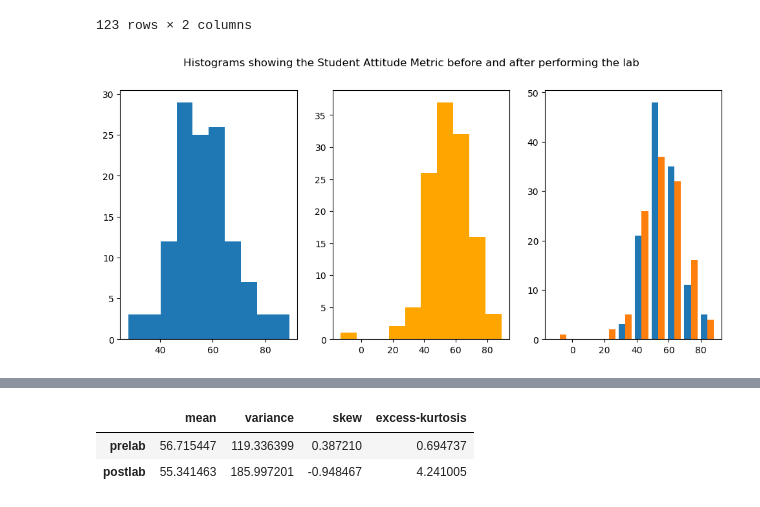
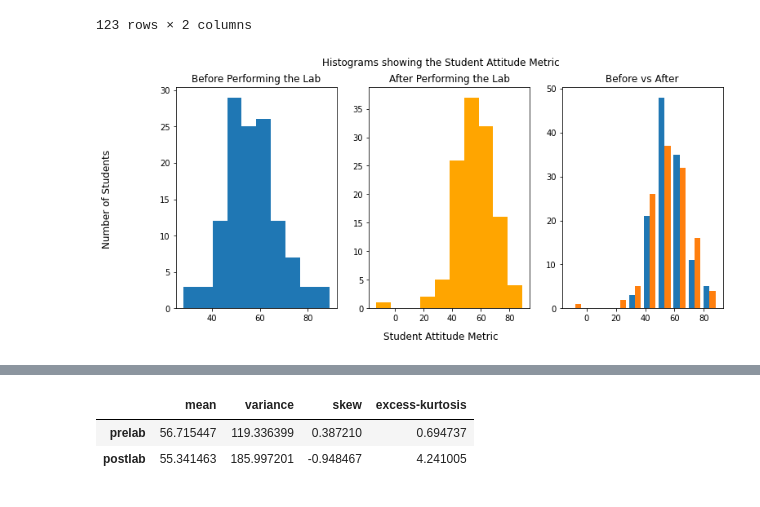
Before and after one commit to Devejya/project, a Jupyter notebook: project_test.ipynb, the cells around one changed output, grey strips where cells are left out. Saved outputs shown, nothing was run; the diff lists cells and outputs as text; code cells hidden in the pictures.

```diff
--- a/project_test.ipynb
+++ b/project_test.ipynb
@@ -168,17 +178,24 @@ pre_post_lab
 # %%
 # Plotting histograms for combined weights
 fig, ax = plt.subplots(1, 3, figsize=(12, 5))
 
-fig.suptitle("Histograms showing the Student Attitude Metric before and after performing the lab")
+fig.suptitle("Histograms showing the Student Attitude Metric")
+fig.supxlabel("Student Attitude Metric")
+fig.supylabel("Number of Students")
+
+
 presum = pre_post_lab.Prelab
 postsum = pre_post_lab.Postlab
 ax[0].hist(presum)
 ax[1].hist(postsum, color='orange')
 ax[2].hist((presum, postsum), label=['Before', 'After'])
 
+for a, title in zip(ax, ('Before Performing the Lab', 'After Performing the Lab', 'Before vs After')):
+    a.set_title(title)
+
 plt.show()
 # %% [output]
-[figure, old version]
+[figure, new version]
 # %%
 # Plotting histograms for all sub-questions
 # fig, ax = plt.subplots(len(q_df.columns), 3, figsize=(12,60))
```
Also changed, not shown: parts of 6 cells of this notebook.
